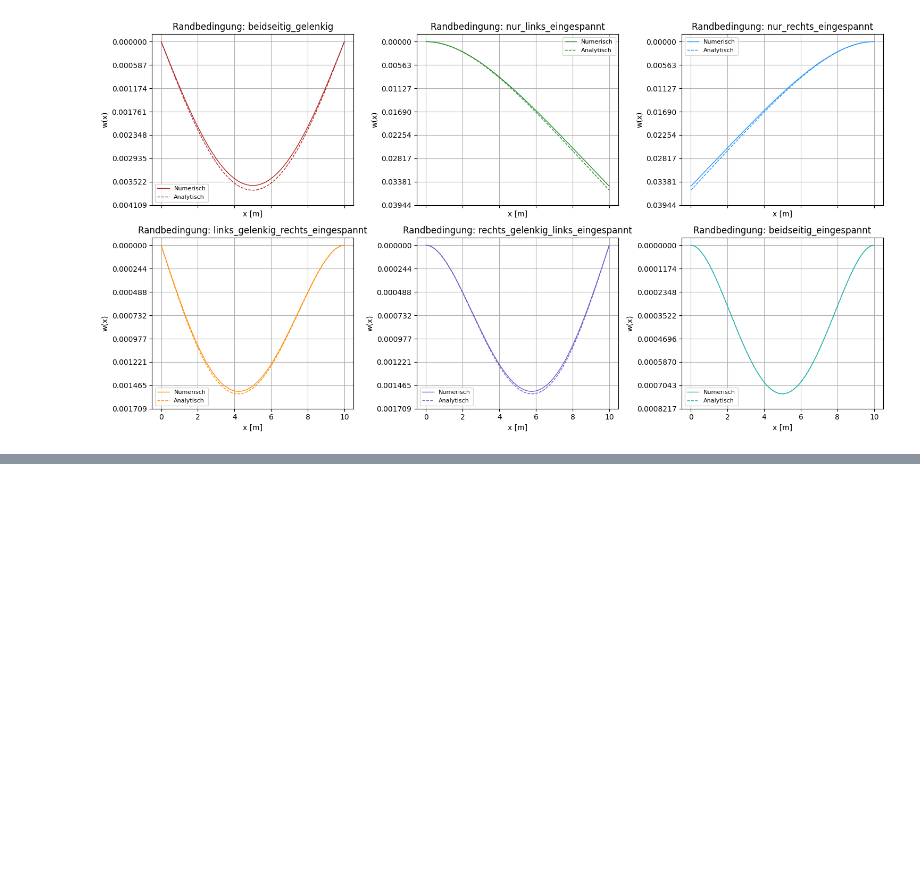
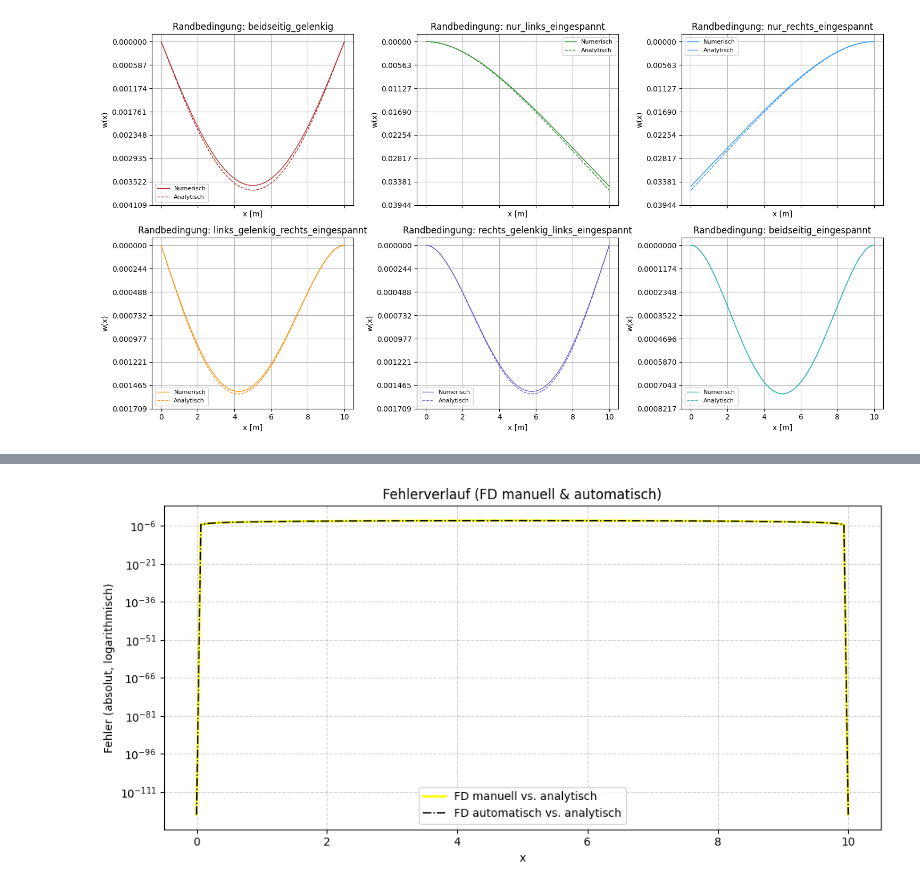
Before and after one commit to AhmedHossamMido/projektarbeit, a Jupyter notebook: projektdatei.ipynb, the cells around one changed output, grey strips where cells are left out. Cells and saved outputs as stored; diff of their text form; code cells hidden in the pictures; blank space fills up the shorter version.

```diff
--- a/projektdatei.ipynb
+++ b/projektdatei.ipynb
@@ -3752,0 +3652,13 @@ $
+# %%
+plt.figure(figsize=(10, 5))
+plt.semilogy(x, err1, label="FD manuell vs. analytisch", color="yellow", linewidth=2)
+plt.semilogy(x, err2, label="FD automatisch vs. analytisch", color="black", linestyle='-.', linewidth=1.2)
+plt.xlabel("x")
+plt.ylabel("Fehler (absolut, logarithmisch)")
+plt.title("Fehlerverlauf (FD manuell & automatisch)")
+plt.legend()
+plt.grid(True, which="both", linestyle="--", alpha=0.6)
+plt.tight_layout()
+plt.show()
+# %% [output]
+[figure, added]
```
Also changed, not shown: parts of 16 cells of this notebook.
